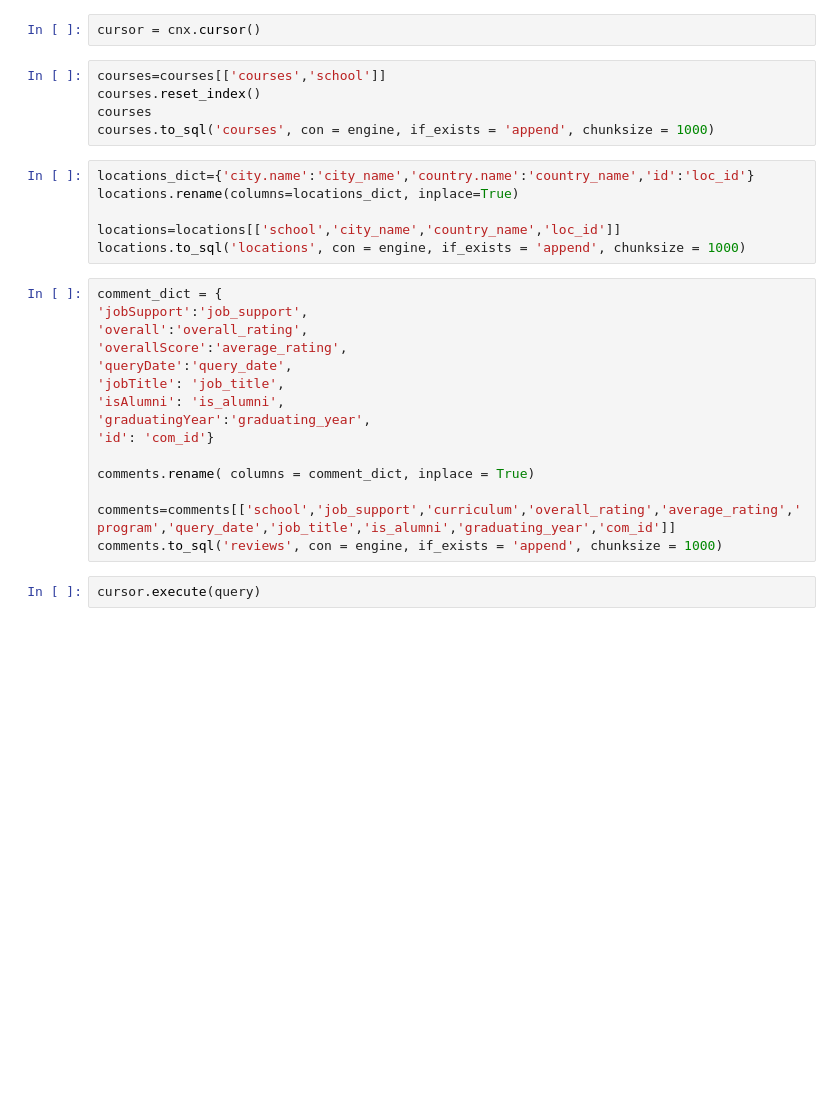
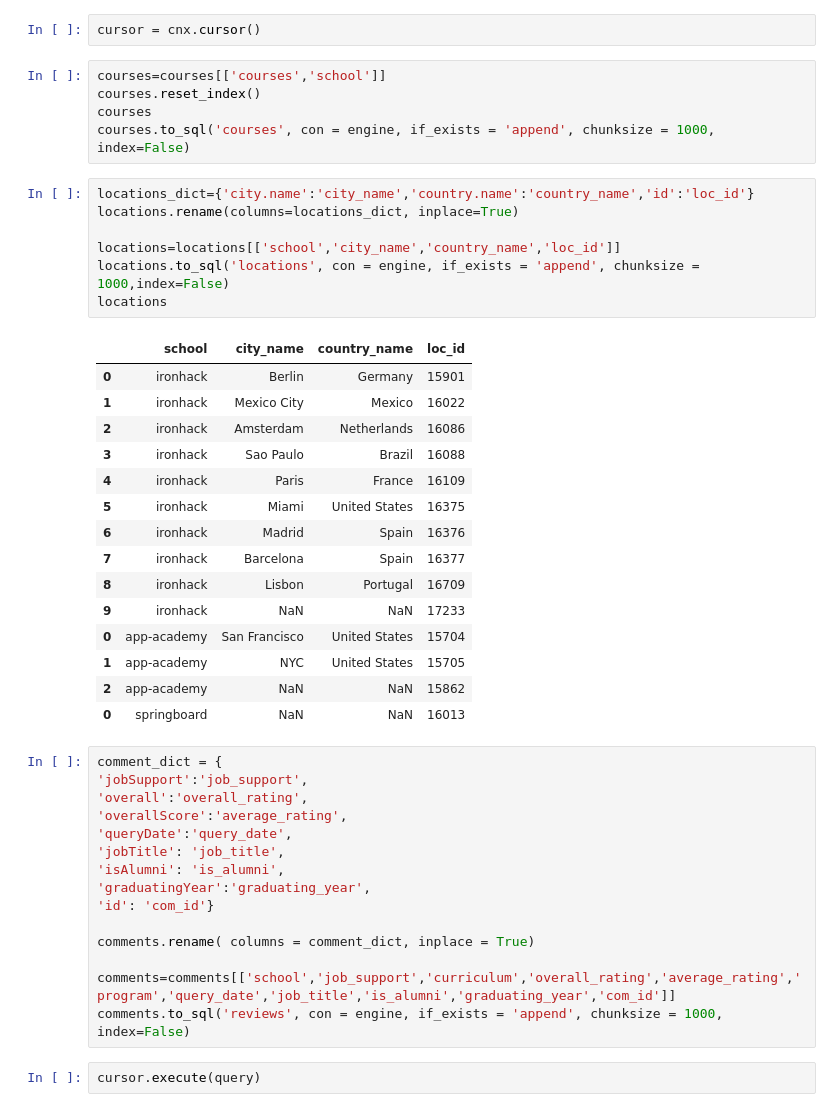
Before and after one commit to francescoserraino/project-2, a Jupyter notebook: sql_project.ipynb, the cells around one changed output. Saved outputs shown, nothing was run; the diff lists cells and outputs as text; blank space fills up the shorter version.

Commit message:
Fixed indexes removal

```diff
--- a/sql_project.ipynb
+++ b/sql_project.ipynb
@@ -249,13 +249,30 @@ cursor = cnx.cursor()
 courses=courses[['courses','school']]
 courses.reset_index()
 courses
-courses.to_sql('courses', con = engine, if_exists = 'append', chunksize = 1000)
+courses.to_sql('courses', con = engine, if_exists = 'append', chunksize = 1000, index=False)
 # %%
 locations_dict={'city.name':'city_name','country.name':'country_name','id':'loc_id'}
 locations.rename(columns=locations_dict, inplace=True)
 
 locations=locations[['school','city_name','country_name','loc_id']]
-locations.to_sql('locations', con = engine, if_exists = 'append', chunksize = 1000)
+locations.to_sql('locations', con = engine, if_exists = 'append', chunksize = 1000,index=False)
+locations
+# %% [output]
+|  | school | city_name | country_name | loc_id |
+| 0 | ironhack | Berlin | Germany | 15901 |
+| 1 | ironhack | Mexico City | Mexico | 16022 |
+| 2 | ironhack | Amsterdam | Netherlands | 16086 |
+| 3 | ironhack | Sao Paulo | Brazil | 16088 |
+| 4 | ironhack | Paris | France | 16109 |
+| 5 | ironhack | Miami | United States | 16375 |
+| 6 | ironhack | Madrid | Spain | 16376 |
+| 7 | ironhack | Barcelona | Spain | 16377 |
+| 8 | ironhack | Lisbon | Portugal | 16709 |
+| 9 | ironhack | NaN | NaN | 17233 |
+| 0 | app-academy | San Francisco | United States | 15704 |
+| 1 | app-academy | NYC | United States | 15705 |
+| 2 | app-academy | NaN | NaN | 15862 |
+| 0 | springboard | NaN | NaN | 16013 |
 # %%
 comment_dict = {
 'jobSupport':'job_support',
@@ -270,7 +287,7 @@ comment_dict = {
 comments.rename( columns = comment_dict, inplace = True)
 
 comments=comments[['school','job_support','curriculum','overall_rating','average_rating','program','query_date','job_title','is_alumni','graduating_year','com_id']]
-comments.to_sql('reviews', con = engine, if_exists = 'append', chunksize = 1000)
+comments.to_sql('reviews', con = engine, if_exists = 'append', chunksize = 1000, index=False)
 # %%
 cursor.execute(query)
 # %%
```
